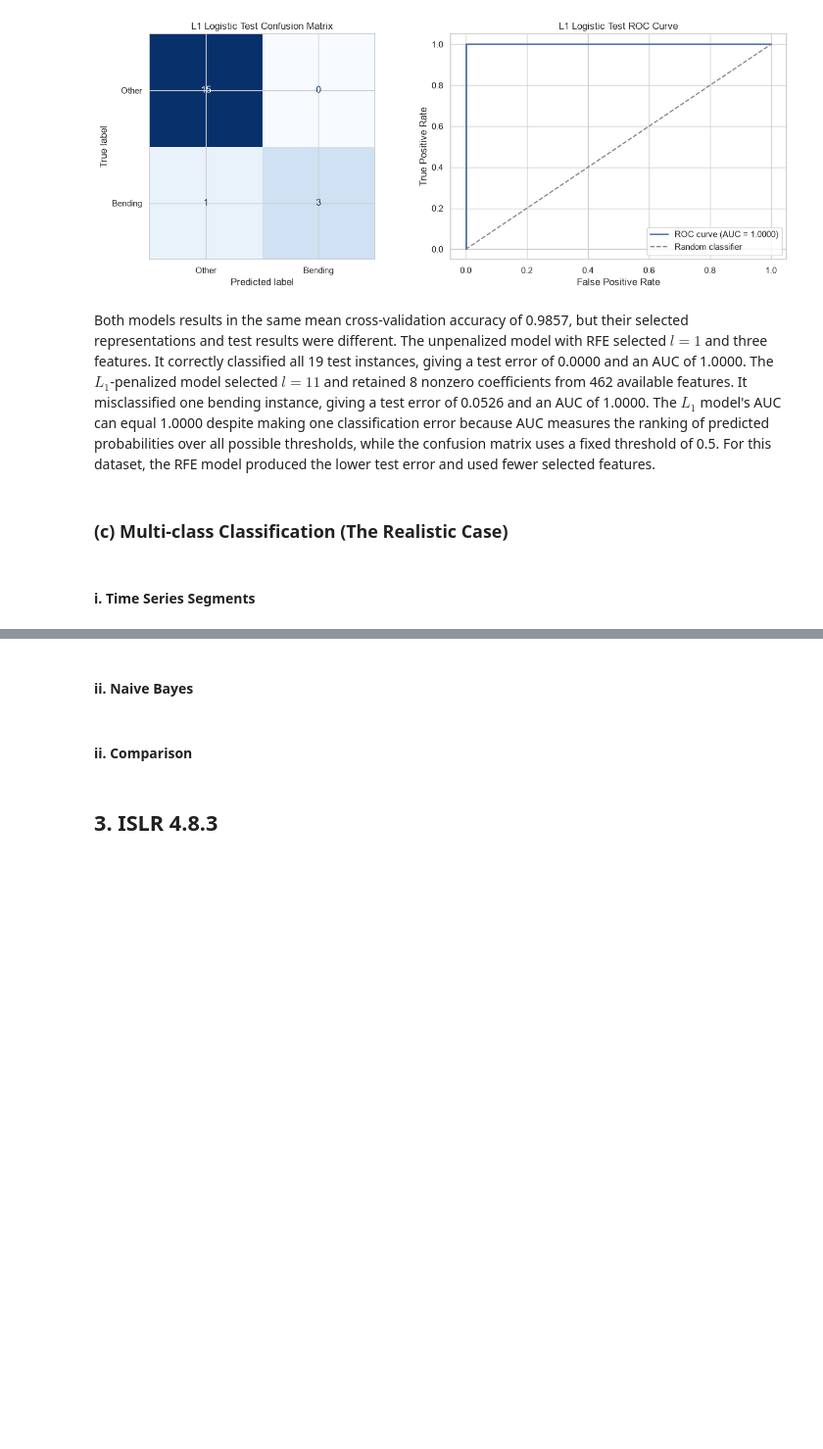
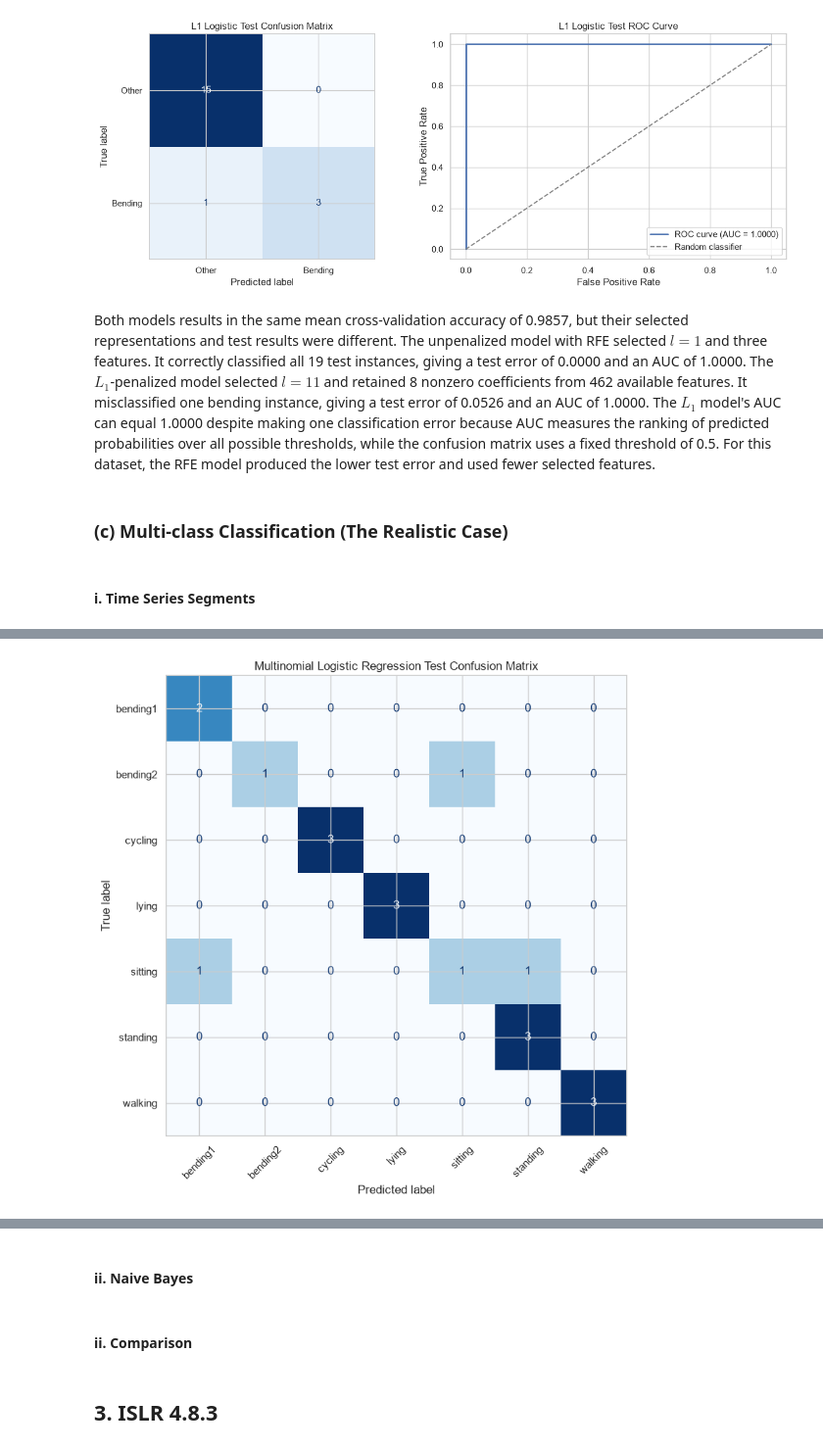
Before and after one commit to manvsatish/dsci-552-hw-4, a Jupyter notebook: notebook/Satish_Manvika_HW4.ipynb, the cells around one changed output, grey strips where cells are left out. Shown at 98% size. Saved outputs shown, nothing was run; the diff lists cells and outputs as text; code cells hidden in the pictures; blank space fills up the shorter version.

```diff
--- a/notebook/Satish_Manvika_HW4.ipynb
+++ b/notebook/Satish_Manvika_HW4.ipynb
@@ -1022,0 +1154,84 @@ Both models results in the same mean cross-validation accuracy of 0.9857, but th
+# %%
+# retrieve the feature matrix for the selected segmentation level
+multiclass_feature_matrix, multiclass_metadata = (segmented_feature_cache[best_multiclass_l])
+multiclass_training_mask = (multiclass_metadata["split"].eq("train"))
+multiclass_test_mask = (multiclass_metadata["split"].eq("test"))
+X_multiclass_train = (multiclass_feature_matrix.loc[multiclass_training_mask].reset_index(drop=True))
+y_multiclass_train = (multiclass_metadata.loc[multiclass_training_mask, "activity",].reset_index(drop=True))
+X_multiclass_test = (multiclass_feature_matrix.loc[multiclass_test_mask].reset_index(drop=True))
+y_multiclass_test = (multiclass_metadata.loc[multiclass_test_mask, "activity",].reset_index(drop=True))
+
+# predicted classes and class probabilities for the test set
+multiclass_test_predictions = (best_multiclass_pipeline.predict(X_multiclass_test))
+multiclass_test_probabilities = (best_multiclass_pipeline.predict_proba(X_multiclass_test))
+multiclass_classifier = (best_multiclass_pipeline.named_steps["classifier"])
+multiclass_class_labels = (multiclass_classifier.classes_)
+
+# test accuracy, error, and the macro one-versus-rest AUC
+multiclass_test_accuracy = accuracy_score(y_multiclass_test,multiclass_test_predictions,)
+multiclass_test_error = (1 - multiclass_test_accuracy)
+multiclass_macro_auc = roc_auc_score(y_multiclass_test, multiclass_test_probabilities, labels=multiclass_class_labels, multi_class="ovr", average="macro",)
+
+#multiclass confusion matrix using a fixed class order.
+multiclass_test_confusion = confusion_matrix(y_multiclass_test, multiclass_test_predictions, labels=multiclass_class_labels,)
+multiclass_test_confusion_table = pd.DataFrame(multiclass_test_confusion,
+    index=[f"Actual {label}" for label in multiclass_class_labels],
+    columns=[f"Predicted {label}" for label in multiclass_class_labels],
+)
+
+#num of nonzero coefficients across all class models
+multiclass_coefficients = (multiclass_classifier.coef_)
+multiclass_nonzero_coefficient_count = int(np.sum(np.abs(multiclass_coefficients) > 1e-8))
+
+print("Selected l:", best_multiclass_l)
+print("Selected C:", round(best_multiclass_c, 6))
+print("Selected lambda:", round(best_multiclass_lambda, 6),)
+print("Mean CV accuracy:", round(best_multiclass_cv_accuracy, 4),)
+print("Test accuracy:", round(multiclass_test_accuracy, 4),)
+print("Test error:", round(multiclass_test_error, 4),)
+print("Macro one-vs-rest test AUC:", round(multiclass_macro_auc, 4),)
+print("Total nonzero class-feature coefficients:", multiclass_nonzero_coefficient_count,)
+print("\nMulticlass test confusion matrix:")
+display(multiclass_test_confusion_table)
+
+#seven-class test confusion matrix
+figure, axis = plt.subplots(figsize=(10, 8))
+ConfusionMatrixDisplay(confusion_matrix=multiclass_test_confusion, display_labels=multiclass_class_labels,).plot(ax=axis, cmap="Blues", colorbar=False, xticks_rotation=45,)
+axis.set_title("Multinomial Logistic Regression Test Confusion Matrix")
+plt.tight_layout()
+plt.show()
+
+# true activity labels to one-versus-rest indicator cols
+multiclass_test_binary = label_binarize(y_multiclass_test, classes=multiclass_class_labels,)
+multiclass_roc_results = {}
+figure, axis = plt.subplots(figsize=(10, 7))
+
+for class_index, class_label in enumerate(multiclass_class_labels):
+    class_false_positive_rate, class_true_positive_rate, _ = (roc_curve(multiclass_test_binary[:, class_index], multiclass_test_probabilities[:, class_index],))
+    class_auc = roc_auc_score(multiclass_test_binary[:, class_index], multiclass_test_probabilities[:, class_index],)
+    multiclass_roc_results[class_label] = {"AUC": class_auc,}
+    axis.plot(class_false_positive_rate, class_true_positive_rate, linewidth=2,
+        label=(
+            f"{class_label} "
+            f"(AUC = {class_auc:.3f})"
+        ),
+    )
+
+# micro-avg ROC curve over all class decisions
+micro_false_positive_rate, micro_true_positive_rate, _ = (roc_curve(multiclass_test_binary.ravel(), multiclass_test_probabilities.ravel(),))
+micro_auc = roc_auc_score(multiclass_test_binary.ravel(), multiclass_test_probabilities.ravel(),)
+axis.plot(micro_false_positive_rate, micro_true_positive_rate, color="black", linestyle=":",linewidth=3, label=f"Micro-average (AUC = {micro_auc:.3f})",)
+axis.plot([0, 1], [0, 1],linestyle="--", color="gray", label="Random classifier",)
+axis.set_xlabel("False Positive Rate")
+axis.set_ylabel("True Positive Rate")
+axis.set_title("Multiclass One-vs-Rest Test ROC Curves")
+axis.legend(loc="lower right", fontsize=9,)
+plt.tight_layout()
+plt.show()
+
+#class-specific AUC values in table
+multiclass_auc_table = pd.DataFrame([{"Activity": class_label, "One-vs-Rest AUC": (multiclass_roc_results[class_label]["AUC"]),} for class_label in multiclass_class_labels])
+display(multiclass_auc_table.round(4))
+print("Micro-average test AUC:", round(micro_auc, 4),)
+print("Macro-average test AUC:", round(multiclass_macro_auc, 4),)
+# %% [output]
@@ -1022,0 +1256 @@ Both models results in the same mean cross-validation accuracy of 0.9857, but th
+[figure, added]
```
Also changed, not shown: parts of 6 cells of this notebook.
